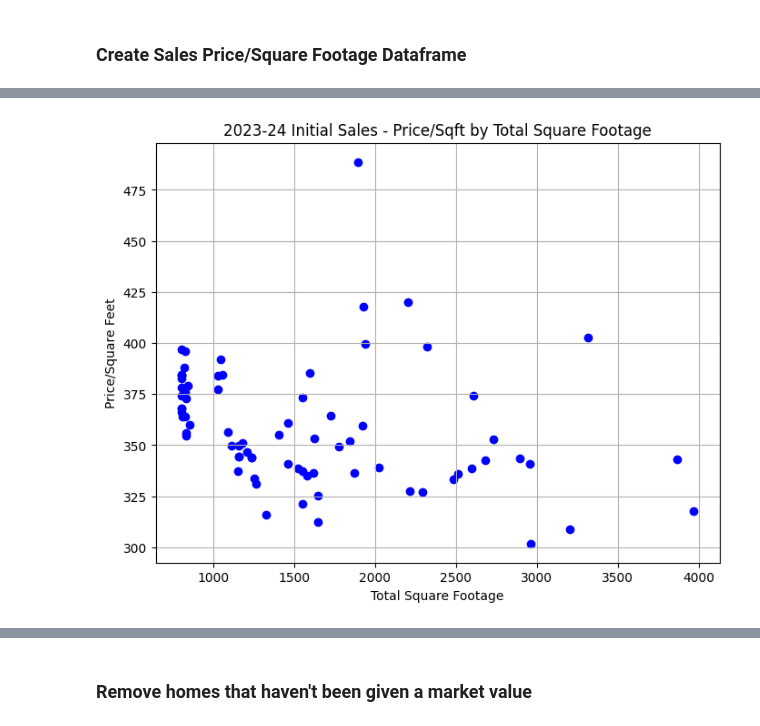
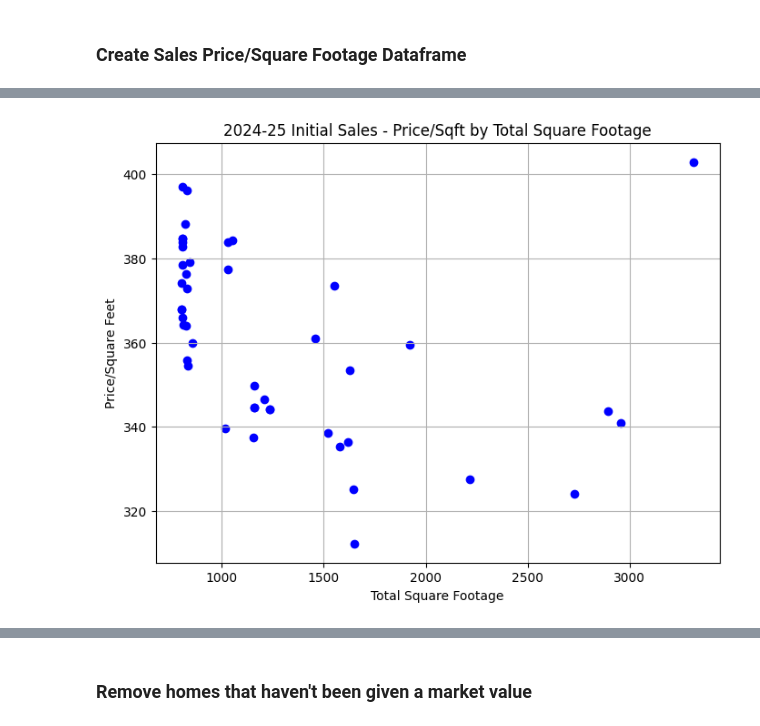
Before and after one commit to jason-christopher/Wheeler_Home_Values, a Jupyter notebook: analysis.ipynb, the cells around one changed output, grey strips where cells are left out. Saved outputs shown, nothing was run; the diff lists cells and outputs as text; code cells hidden in the pictures.

```diff
--- a/analysis.ipynb
+++ b/analysis.ipynb
@@ -225,19 +225,19 @@ plt.show()
 # %%
 # Create a dataframe of most recent initial sales
-df_initial_sale_2023 = df_initial_sale[df_initial_sale['year'] >= 2023]
+df_initial_sale_2024 = df_initial_sale[df_initial_sale['year'] >= 2024]
 
 # Create the scatter plot
 plt.figure(figsize=(8, 6))
-plt.scatter(df_initial_sale_2023['total_sqft'], df_initial_sale_2023['sales price/sqft'], marker='o', color='blue', label='Data Points')
-plt.title('2023-24 Initial Sales - Price/Sqft by Total Square Footage')
+plt.scatter(df_initial_sale_2024['total_sqft'], df_initial_sale_2024['sales price/sqft'], marker='o', color='blue', label='Data Points')
+plt.title('2024-25 Initial Sales - Price/Sqft by Total Square Footage')
 plt.xlabel('Total Square Footage')
 plt.ylabel('Price/Square Feet')
 plt.grid(True)
 
 # Show the plot without legend
 plt.show()
 # %% [output]
-[figure, old version]
+[figure, new version]
 # %%
 # Create a DataFrame of removed duplicate rows
 df_resale = df_sales[~df_sales.index.isin(df_initial_sale.index)]
```
Also changed, not shown: parts of 17 cells of this notebook, 1 other file.
